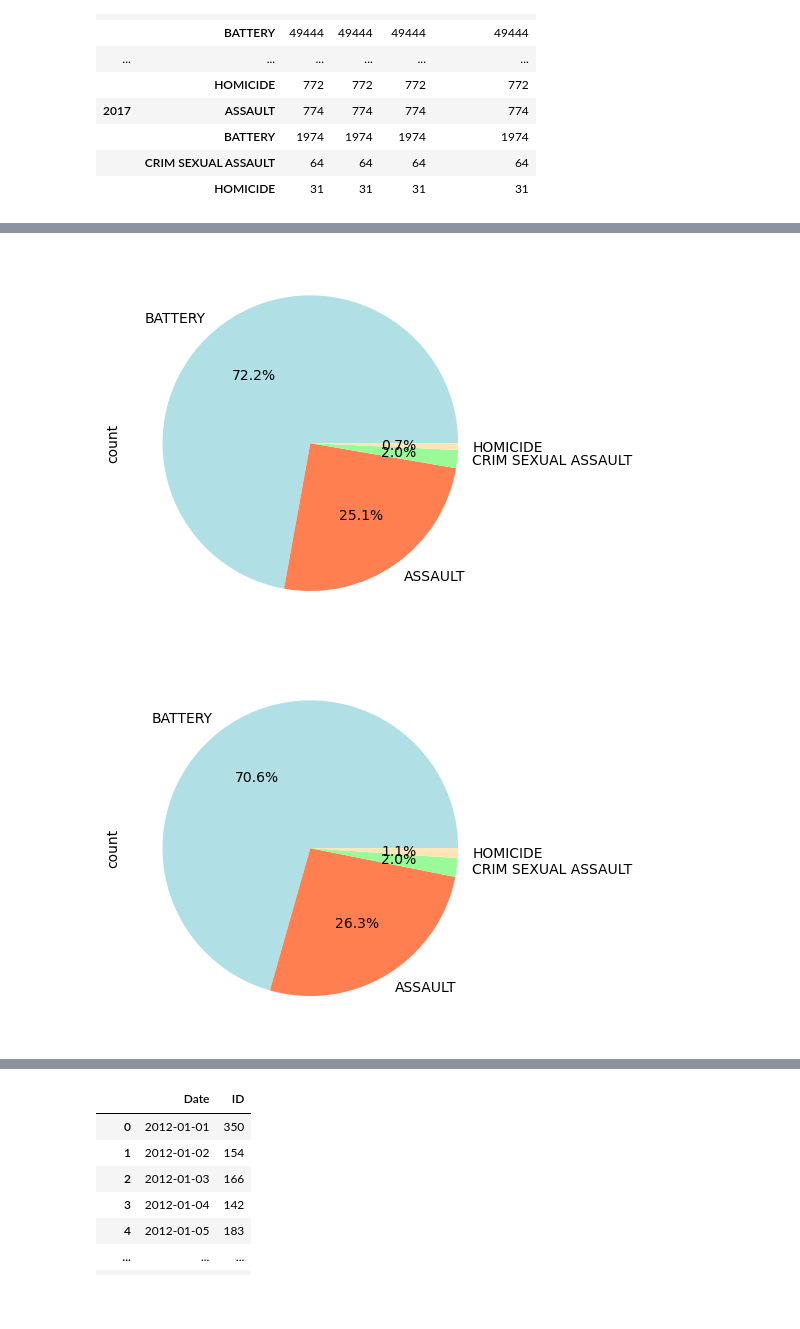
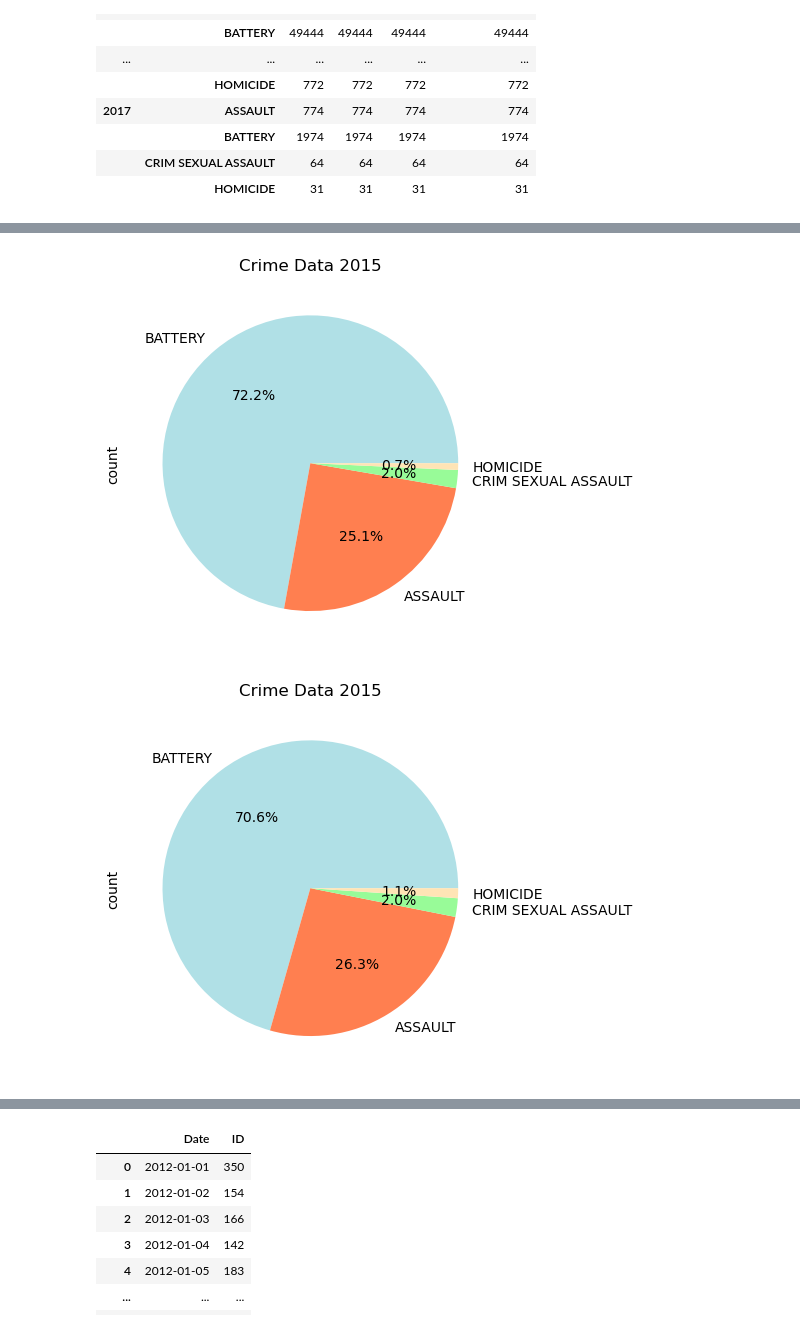
Before and after one commit to KevSantino28/project_1, a Jupyter notebook: data_clean_up.ipynb, the cells around one changed output, grey strips where cells are left out. Saved outputs shown, nothing was run; the diff lists cells and outputs as text; code cells hidden in the pictures; blank space fills up the shorter version.

```diff
--- a/data_clean_up.ipynb
+++ b/data_clean_up.ipynb
@@ -330,13 +338,15 @@ plt.show()
 # %%
 # Pie Charts by year-- 2015
 year_of_interest_2015 = 2015
 data_for_year_2015 = merged_df[merged_df['Year'] == year_of_interest_2015]
 
 pie_2015 = data_for_year_2015["Primary Type"].value_counts()
 pie_2015.plot(kind="pie",autopct="%1.1f%%", colors=['powderblue', 'coral', 'palegreen', 'moccasin'])
+plt.title("Crime Data 2015")
+plt.savefig(fname= "Crime Data 2015", transparent=True)
 plt.show()
 # %% [output]
-[figure, old version]
+[figure, new version]
 # %%
 # Pie Charts by year-- 2016
 year_of_interest_2016 = 2016
@@ -344,9 +354,11 @@ data_for_year_2016 = merged_df[merged_df['Year'] == year_of_interest_2016]
 
 pie_2016 = data_for_year_2016["Primary Type"].value_counts()
 pie_2016.plot(kind="pie",autopct="%1.1f%%", colors=['powderblue', 'coral', 'palegreen', 'moccasin'])
+plt.title("Crime Data 2015")
+plt.savefig(fname= "Crime Data 2016", transparent=True)
 plt.show()
 # %% [output]
-[figure, old version]
+[figure, new version]
 # %%
 # Pie Charts by year-- 2017
 year_of_interest_2017 = 2017
```
Also changed, not shown: parts of 7 cells of this notebook, 10 other files.
